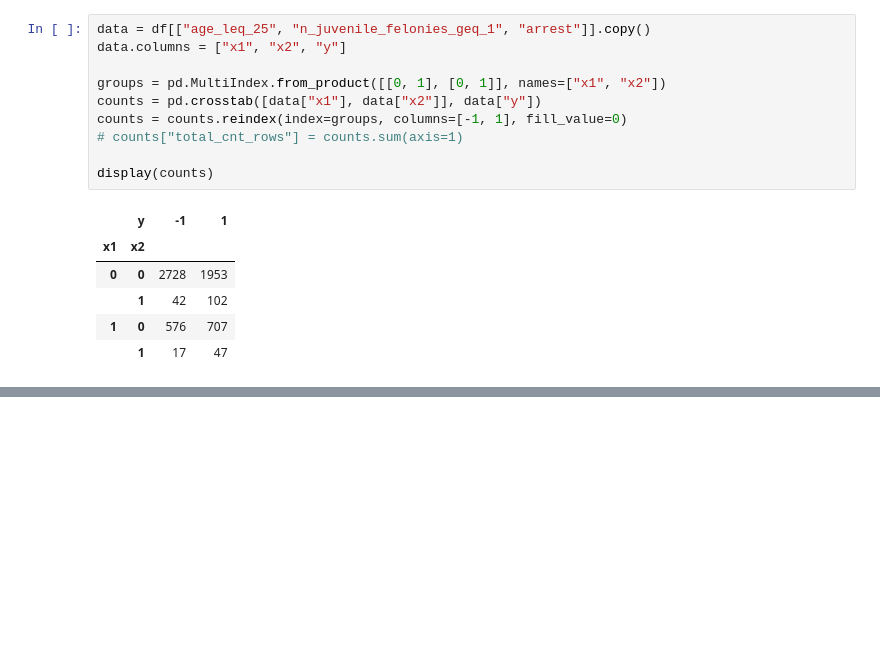
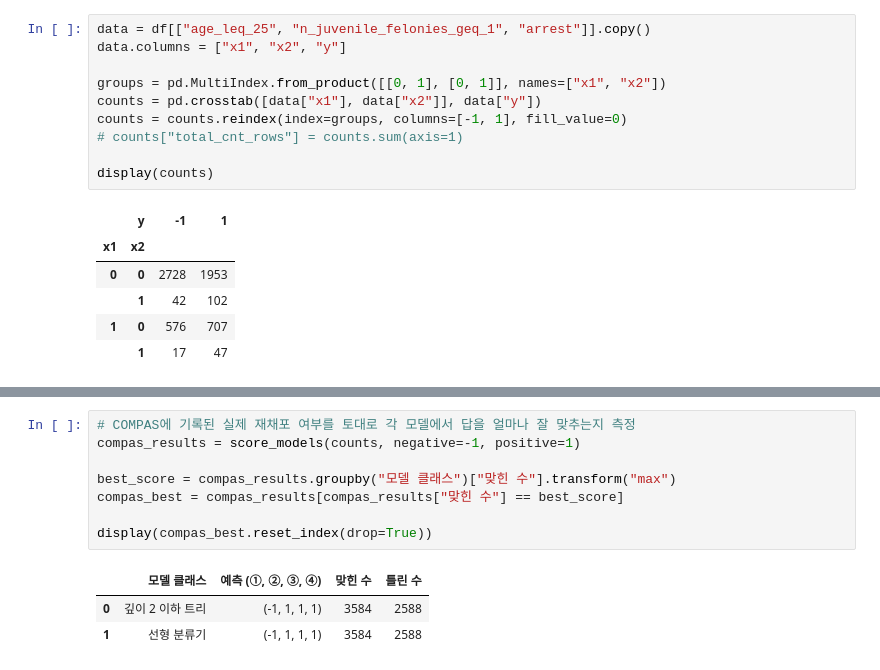
Before and after one commit to INA-95/predictive_multiplicity, a Jupyter notebook: notebook/inspect_data.ipynb, the cells around one changed output, grey strips where cells are left out. Saved outputs shown, nothing was run; the diff lists cells and outputs as text; blank space fills up the shorter version.

```diff
--- a/notebook/inspect_data.ipynb
+++ b/notebook/inspect_data.ipynb
@@ -63,0 +198,12 @@ display(counts)
+# %%
+# COMPAS에 기록된 실제 재채포 여부를 토대로 각 모델에서 답을 얼마나 잘 맞추는지 측정
+compas_results = score_models(counts, negative=-1, positive=1)
+
+best_score = compas_results.groupby("모델 클래스")["맞힌 수"].transform("max")
+compas_best = compas_results[compas_results["맞힌 수"] == best_score]
+
+display(compas_best.reset_index(drop=True))
+# %% [output]
+|  | 모델 클래스 | 예측 (①, ②, ③, ④) | 맞힌 수 | 틀린 수 |
+| 0 | 깊이 2 이하 트리 | (-1, 1, 1, 1) | 3584 | 2588 |
+| 1 | 선형 분류기 | (-1, 1, 1, 1) | 3584 | 2588 |
```
Also changed, not shown: parts of 42 cells of this notebook, 8 other files.
